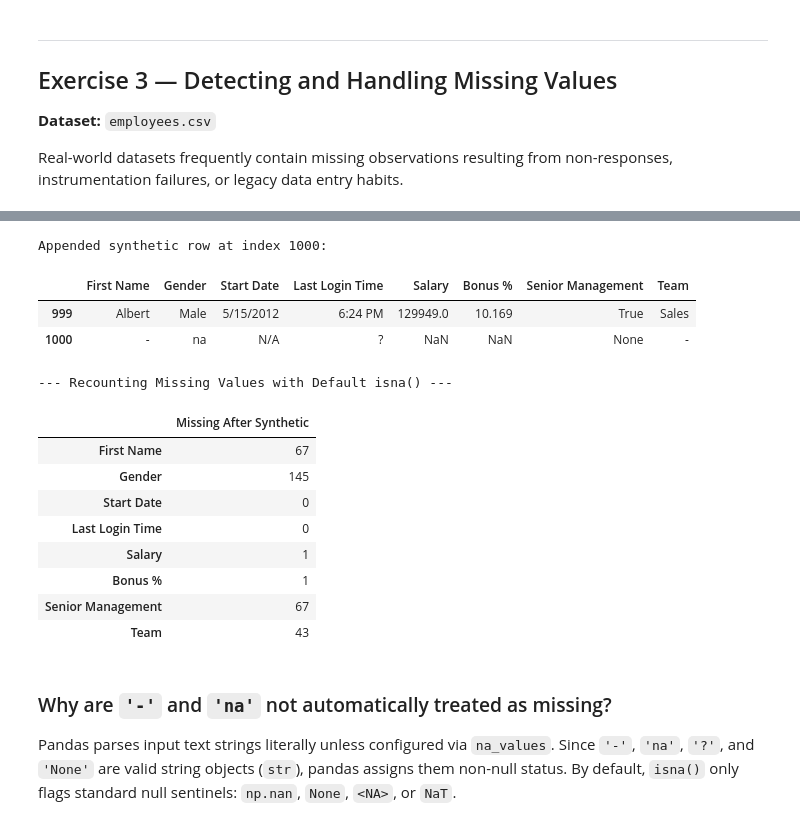
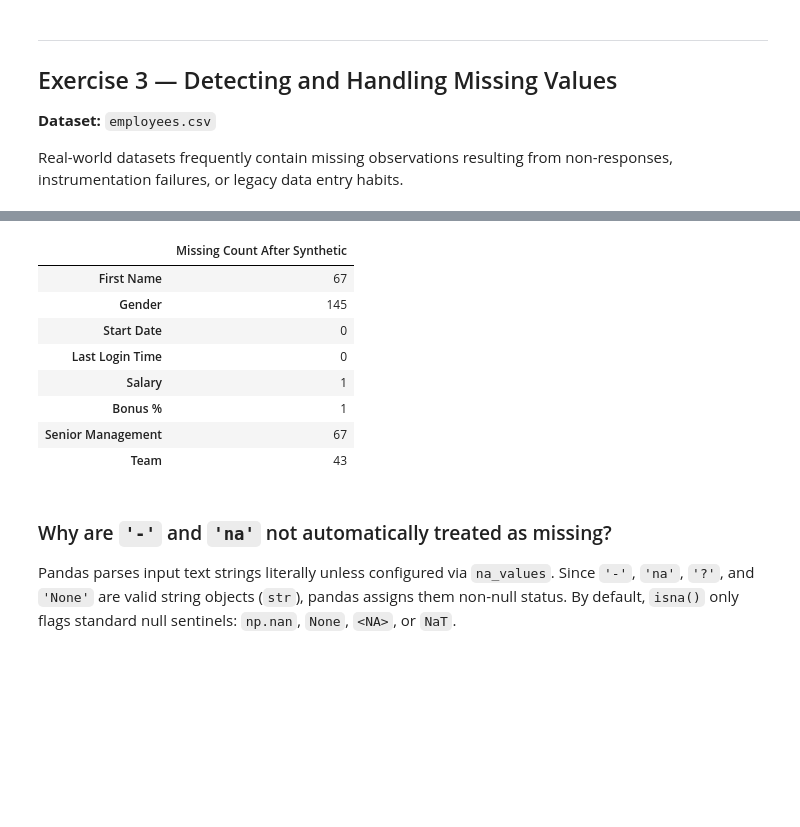
Before and after one commit to BENRAHMOUNEANES/machine-learning-tp1-anes-benrahmoune, a Jupyter notebook: TP1_Solutions.ipynb, the cells around one changed output, grey strips where cells are left out. Saved outputs shown, nothing was run; the diff lists cells and outputs as text; code cells hidden in the pictures; blank space fills up the shorter version.

```diff
--- a/TP1_Solutions.ipynb
+++ b/TP1_Solutions.ipynb
@@ -359,41 +300,30 @@ Employees dataset shape: (1000, 8)
 # %%
-# 4. Create a copy and append one synthetic row containing 8 fields with custom markers
+# 4. Append synthetic row
 df_emp_copy = df_emp.copy()
-
 synthetic_row = {
     "First Name": "-",
     "Gender": "na",
     "Start Date": "N/A",
     "Last Login Time": "?",
     "Salary": np.nan,
     "Bonus %": np.nan,
     "Senior Management": "None",
     "Team": "-"
 }
-
 df_emp_copy = pd.concat([df_emp_copy, pd.DataFrame([synthetic_row])], ignore_index=True)
-print(f"Appended synthetic row at index {len(df_emp_copy)-1}:")
-display(df_emp_copy.tail(2))
 
 # 5. Recount missing values
-print("\n--- Recounting Missing Values with Default isna() ---")
-missing_after_synthetic = df_emp_copy.isna().sum()
-display(missing_after_synthetic.to_frame(name="Missing After Synthetic"))
+display(df_emp_copy.isna().sum().to_frame(name="Missing Count After Synthetic"))
 # %% [output]
-Appended synthetic row at index 1000:
-|  | First Name | Gender | Start Date | Last Login Time | Salary | Bonus % | Senior Management | Team |
-| 999 | Albert | Male | 5/15/2012 | 6:24 PM | 129949.0 | 10.169 | True | Sales |
-| 1000 | - | na | N/A | ? | NaN | NaN | None | - |
+|  | Missing Count After Synthetic |
+| First Name | 67 |
+| Gender | 145 |
+| Start Date | 0 |
+| Last Login Time | 0 |
+| Salary | 1 |
+| Bonus % | 1 |
+| Senior Management | 67 |
+| Team | 43 |
---- Recounting Missing Values with Default isna() ---
-|  | Missing After Synthetic |
-| First Name | 67 |
-| Gender | 145 |
-| Start Date | 0 |
-| Last Login Time | 0 |
-| Salary | 1 |
-| Bonus % | 1 |
-| Senior Management | 67 |
-| Team | 43 |
 # %% [markdown]
 ### Why are `'-'` and `'na'` not automatically treated as missing?
 Pandas parses input text strings literally unless configured via `na_values`. Since `'-'`, `'na'`, `'?'`, and `'None'` are valid string objects (`str`), pandas assigns them non-null status. By default, `isna()` only flags standard null sentinels: `np.nan`, `None`, `<NA>`, or `NaT`.
```
Also changed, not shown: parts of 12 cells of this notebook, 1 other file.
